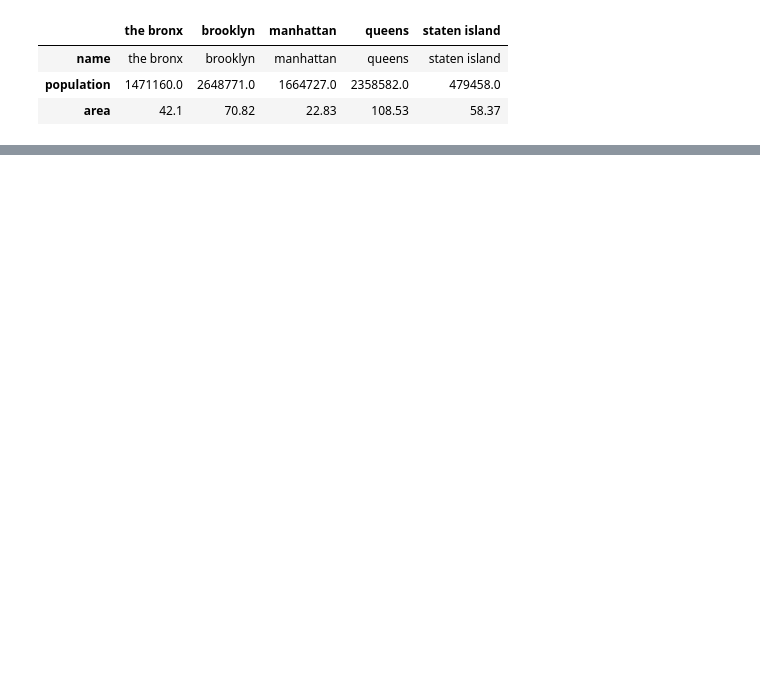
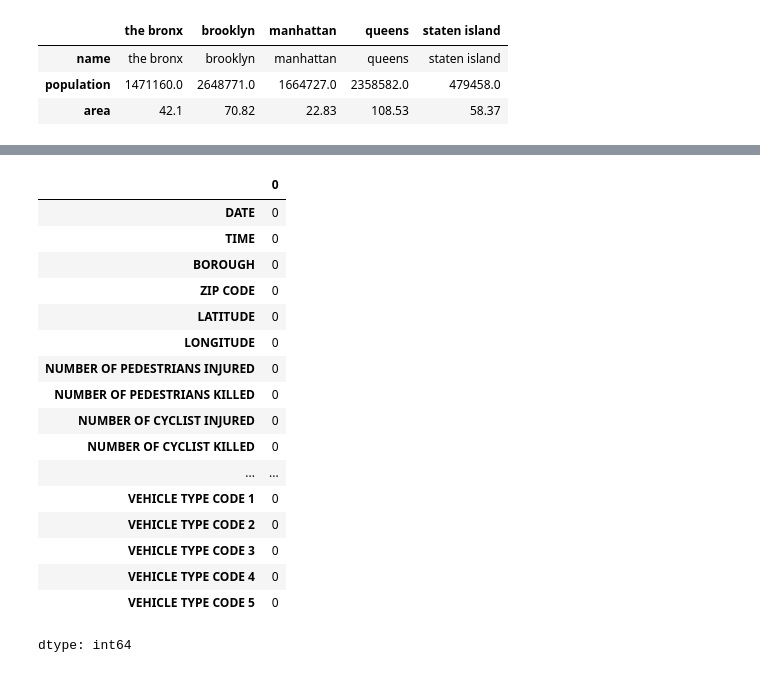
Before and after one commit to cesarorrr/Big-Data-Class, a Jupyter notebook: Ejercicio_grupo_datos_preProyecto.ipynb, the cells around one changed output, grey strips where cells are left out. Saved outputs shown, nothing was run; the diff lists cells and outputs as text; code cells hidden in the pictures; blank space fills up the shorter version.

```diff
--- a/Ejercicio_grupo_datos_preProyecto.ipynb
+++ b/Ejercicio_grupo_datos_preProyecto.ipynb
@@ -64,0 +47,37 @@ dtype: int64
+# %%
+
+accidents.isna().sum()
+
+# Eliminas las filas donde los campos "LATITUDE","LONGITUDE" y "ZIP CODE" sean nulos ya que son campos unicos que no podemos generar o imputar en base a otros
+accidents_clear = accidents.dropna(subset=['LATITUDE','LONGITUDE','ZIP CODE'])
+
+# Como ya tenemos el codigo postal, latitud y longitud podemos eliminar la columna del barrio ya que no nos aporta informacion relevante y muchas son nulas
+accidents_clear = accidents_clear.drop(columns=['ON STREET NAME'])
+
+# Define las nuevas columnas a convertir
+colums_to_convert = ['CONTRIBUTING FACTOR VEHICLE 1','CONTRIBUTING FACTOR VEHICLE 2','CONTRIBUTING FACTOR VEHICLE 3','CONTRIBUTING FACTOR VEHICLE 4','CONTRIBUTING FACTOR VEHICLE 5','VEHICLE TYPE CODE 1', 'VEHICLE TYPE CODE 2', 'VEHICLE TYPE CODE 3', 'VEHICLE TYPE CODE 4', 'VEHICLE TYPE CODE 5']
+
+# Aplica la conversión a 1 o 0 según si es nulo o no nulo
+accidents_clear[colums_to_convert] = accidents_clear[colums_to_convert].notnull().astype(int)
+
+# Comprobamo cuantos valores nulos tenemos despues de imputar los valores nulos
+accidents_clear.isna().sum()
+# %% [output]
+|  | 0 |
+| DATE | 0 |
+| TIME | 0 |
+| BOROUGH | 0 |
+| ZIP CODE | 0 |
+| LATITUDE | 0 |
+| LONGITUDE | 0 |
+| NUMBER OF PEDESTRIANS INJURED | 0 |
+| NUMBER OF PEDESTRIANS KILLED | 0 |
+| NUMBER OF CYCLIST INJURED | 0 |
+| NUMBER OF CYCLIST KILLED | 0 |
+| ... | ... |
+| VEHICLE TYPE CODE 1 | 0 |
+| VEHICLE TYPE CODE 2 | 0 |
+| VEHICLE TYPE CODE 3 | 0 |
+| VEHICLE TYPE CODE 4 | 0 |
+| VEHICLE TYPE CODE 5 | 0 |
+dtype: int64
```
Also changed, not shown: parts of 4 cells of this notebook.
